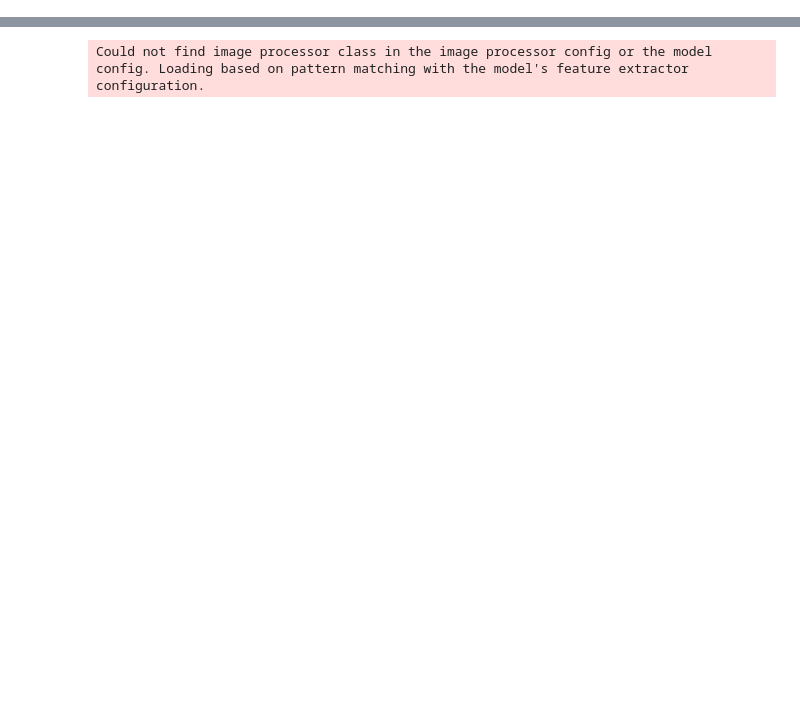
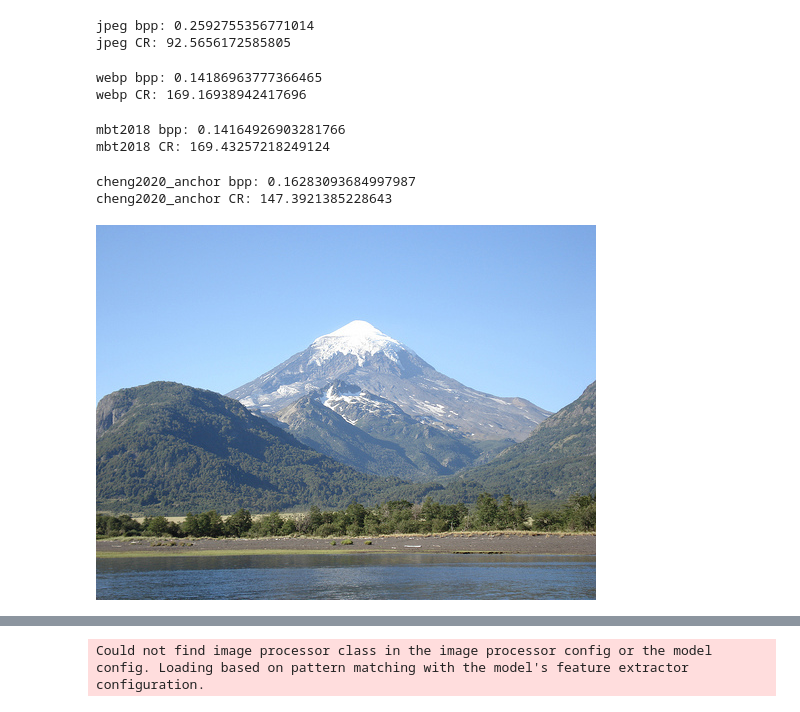
Before and after one commit to danjacobellis/moco, a Jupyter notebook: mpq.ipynb, the cells around one changed output, grey strips where cells are left out. Saved outputs shown, nothing was run; the diff lists cells and outputs as text; code cells hidden in the pictures; blank space fills up the shorter version.

```diff
--- a/mpq.ipynb
+++ b/mpq.ipynb
@@ -63,4 +100,38 @@ def rdae_compress(sample):
 # %%
-data = load_dataset("imagenet-1k", split="validation[:100]")
-jpeg_q5 = data.map(jpeg_compress_quality_5)
-rdae = data.map(rdae_compress)
+imagenet = load_dataset("imagenet-1k", split="validation[:100]")
+# %%
+jpeg = imagenet.map(jpeg_compress)
+jpeg_bpp = np.mean(jpeg['bpp'])
+print('jpeg bpp:', jpeg_bpp)
+print('jpeg CR:', 24/jpeg_bpp)
+# %% [output]
+jpeg bpp: 0.2592755356771014
+jpeg CR: 92.5656172585805
+# %%
+webp = imagenet.map(webp_compress)
+webp_bpp = np.mean(webp['bpp'])
+print('webp bpp:', webp_bpp)
+print('webp CR:', 24/webp_bpp)
+# %% [output]
+webp bpp: 0.14186963777366465
+webp CR: 169.16938942417696
+# %%
+mbt2018 = imagenet.map(mbt2018_compress)
+mbt2018_bpp = np.mean(mbt2018['bpp'])
+print('mbt2018 bpp:', mbt2018_bpp)
+print('mbt2018 CR:', 24/mbt2018_bpp)
+# %% [output]
+mbt2018 bpp: 0.14164926903281766
+mbt2018 CR: 169.43257218249124
+# %%
+cheng2020_anchor = imagenet.map(cheng2020_anchor_compress)
+cheng2020_anchor_bpp = np.mean(cheng2020_anchor['bpp'])
+print('cheng2020_anchor bpp:', cheng2020_anchor_bpp)
+print('cheng2020_anchor CR:', 24/cheng2020_anchor_bpp)
+# %% [output]
+cheng2020_anchor bpp: 0.16283093684997987
+cheng2020_anchor CR: 147.3921385228643
+# %%
+imagenet[2]['image']
+# %% [output]
+[figure, added]
```
Also changed, not shown: parts of 45 cells of this notebook.
